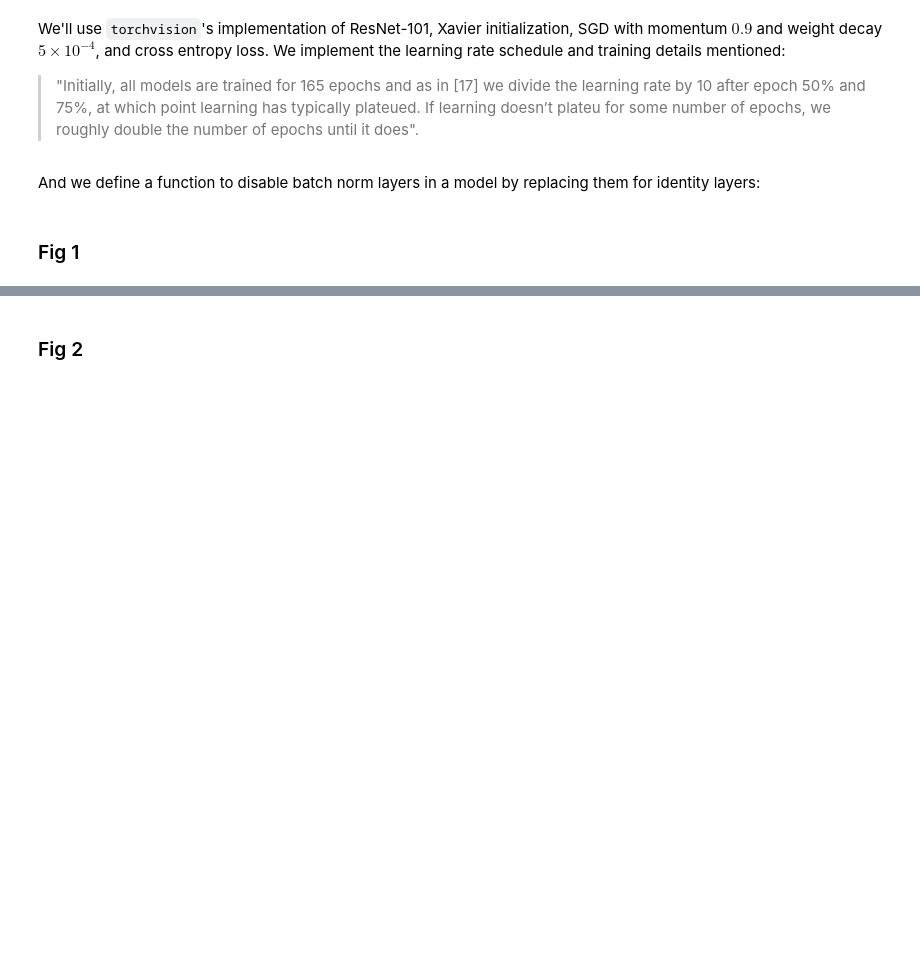
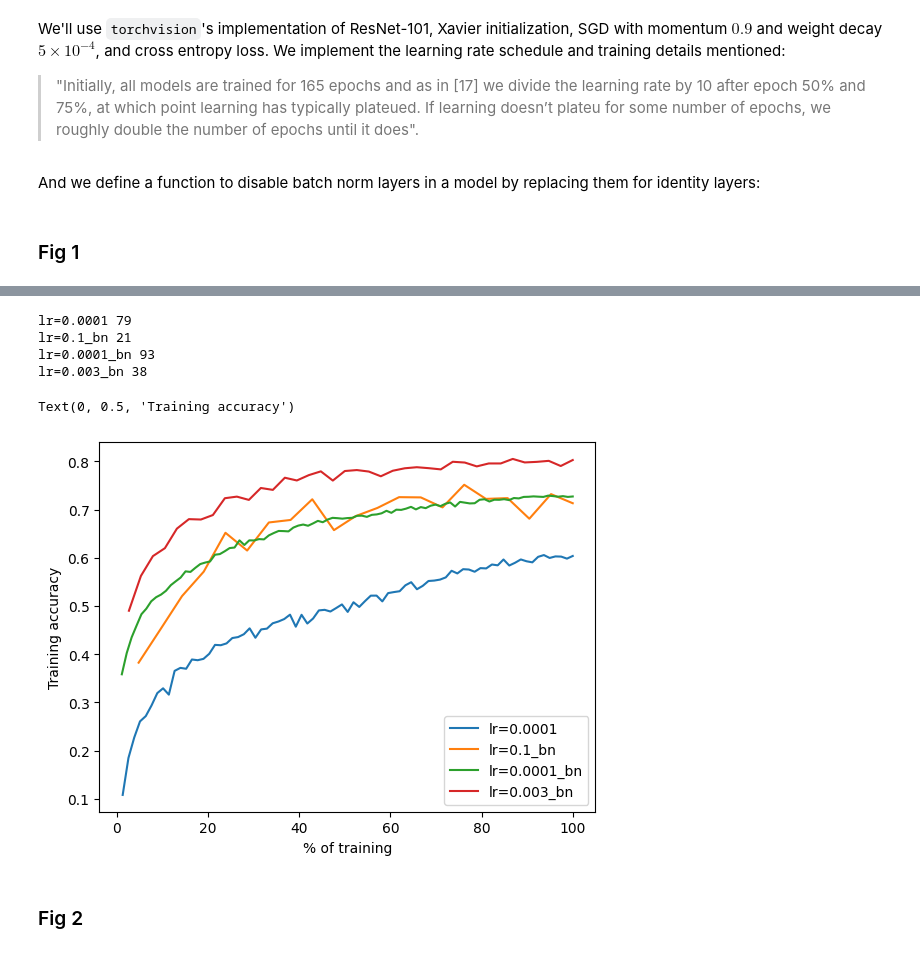
Before and after one commit to emiliocantuc/dl-playground, a Jupyter notebook: understanding-bn/main.ipynb, the cells around one changed output, grey strips where cells are left out. Drawn from its saved outputs; the diff is of its cells as text; code cells hidden in the pictures; blank space fills up the shorter version.

```diff
--- a/understanding-bn/main.ipynb
+++ b/understanding-bn/main.ipynb
@@ -280,3 +284,23 @@ KeyboardInterrupt:
+# %%
+# code-summary: Plot results
+
+get_x = lambda x: 100 * np.arange(1, len(x) + 1) / len(x)
+
+for fname in os.listdir('logs'):
+    train_losses, train_accs, val_losses, val_accs = torch.load('logs/' + fname)
+    print(fname[:-4], len(train_accs))
+    plt.plot(get_x(train_accs), val_accs, label = fname[:-4])
+
+plt.legend()
+plt.xlabel('% of training')
+plt.ylabel('Training accuracy')
+# %% [output]
+lr=0.0001 79
+lr=0.1_bn 21
+lr=0.0001_bn 93
+lr=0.003_bn 38
+Text(0, 0.5, 'Training accuracy')
+[figure, added]
 # %% [markdown]
 ### Fig 2
 # %%
```
Also changed, not shown: parts of 4 cells of this notebook.
